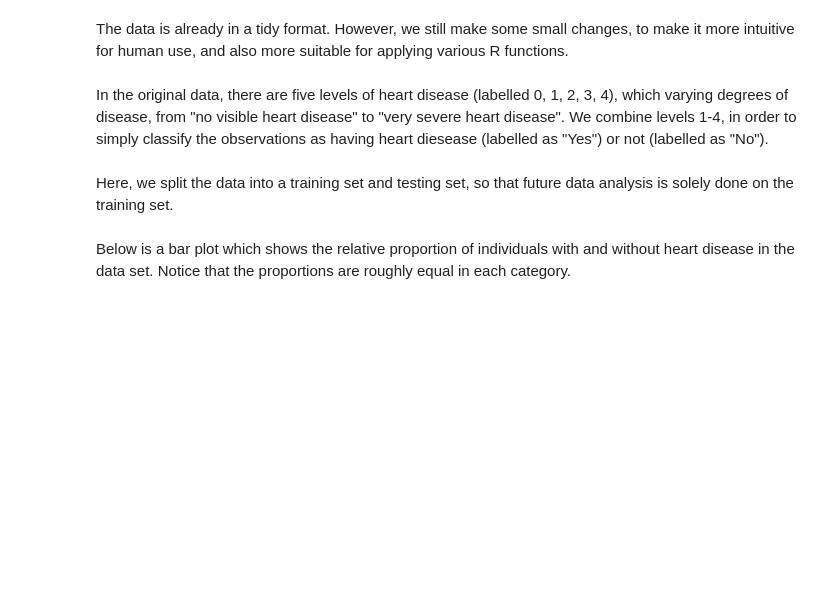
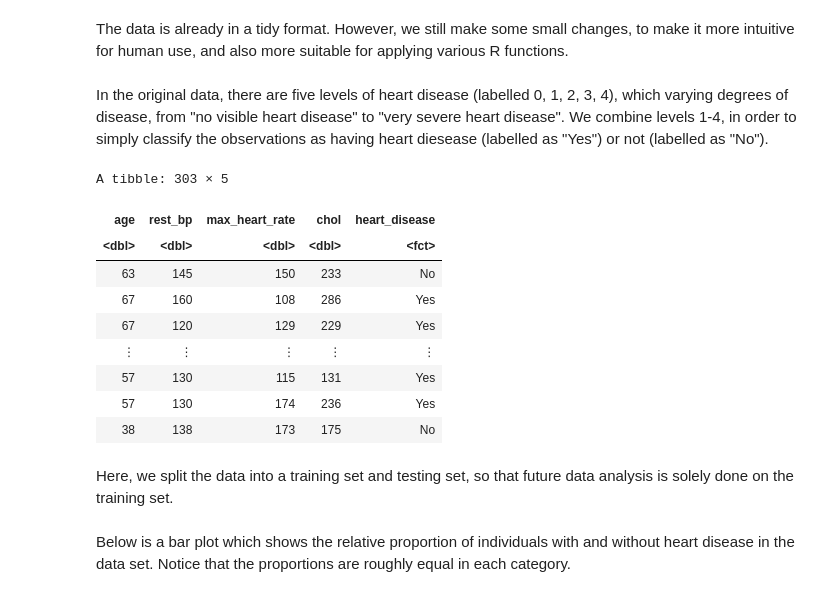
Before and after one commit to CameronGeisler/dsci-project, a Jupyter notebook: proposal.ipynb, the cells around one changed output. Drawn from its saved outputs; the diff is of its cells as text; code cells hidden in the pictures; blank space fills up the shorter version.

```diff
--- a/proposal.ipynb
+++ b/proposal.ipynb
@@ -69,10 +75,8 @@ The data is already in a tidy format. However, we still make some small changes,
 # %%
 # Wrangle data
 data <- data_raw %>%
-    select(c("age", "cp", "trestbps", "thalach", "chol", "num", "fbs")) %>% # select only columns that are used
-    mutate(cp = as_factor(cp), # update target variables to factor
-          num = as_factor(num),
-          fbs = as_factor(fbs)) %>%
+    select(c("age", "trestbps", "thalach", "chol", "num")) %>% # select only columns that are used
+    mutate(num = as_factor(num)) %>% # update target variables to factor
     rename(heart_disease = num, # rename some columns with more intuitive names
           rest_bp = trestbps,
           max_heart_rate = thalach)
@@ -81,6 +85,18 @@ In the original data, there are five levels of heart disease (labelled 0, 1, 2,
 # %%
 data <- data %>%
     mutate(heart_disease = as_factor(ifelse(heart_disease == 0, "No", "Yes")))
+data
+# %% [output]
+A tibble: 303 × 5
+| age | rest_bp | max_heart_rate | chol | heart_disease |
+| <dbl> | <dbl> | <dbl> | <dbl> | <fct> |
+| 63 | 145 | 150 | 233 | No |
+| 67 | 160 | 108 | 286 | Yes |
+| 67 | 120 | 129 | 229 | Yes |
+| ⋮ | ⋮ | ⋮ | ⋮ | ⋮ |
+| 57 | 130 | 115 | 131 | Yes |
+| 57 | 130 | 174 | 236 | Yes |
+| 38 | 138 | 173 | 175 | No |
 # %% [markdown]
 Here, we split the data into a training set and testing set, so that future data analysis is solely done on the training set.
 # %%
```
Also changed, not shown: parts of 3 cells of this notebook.
